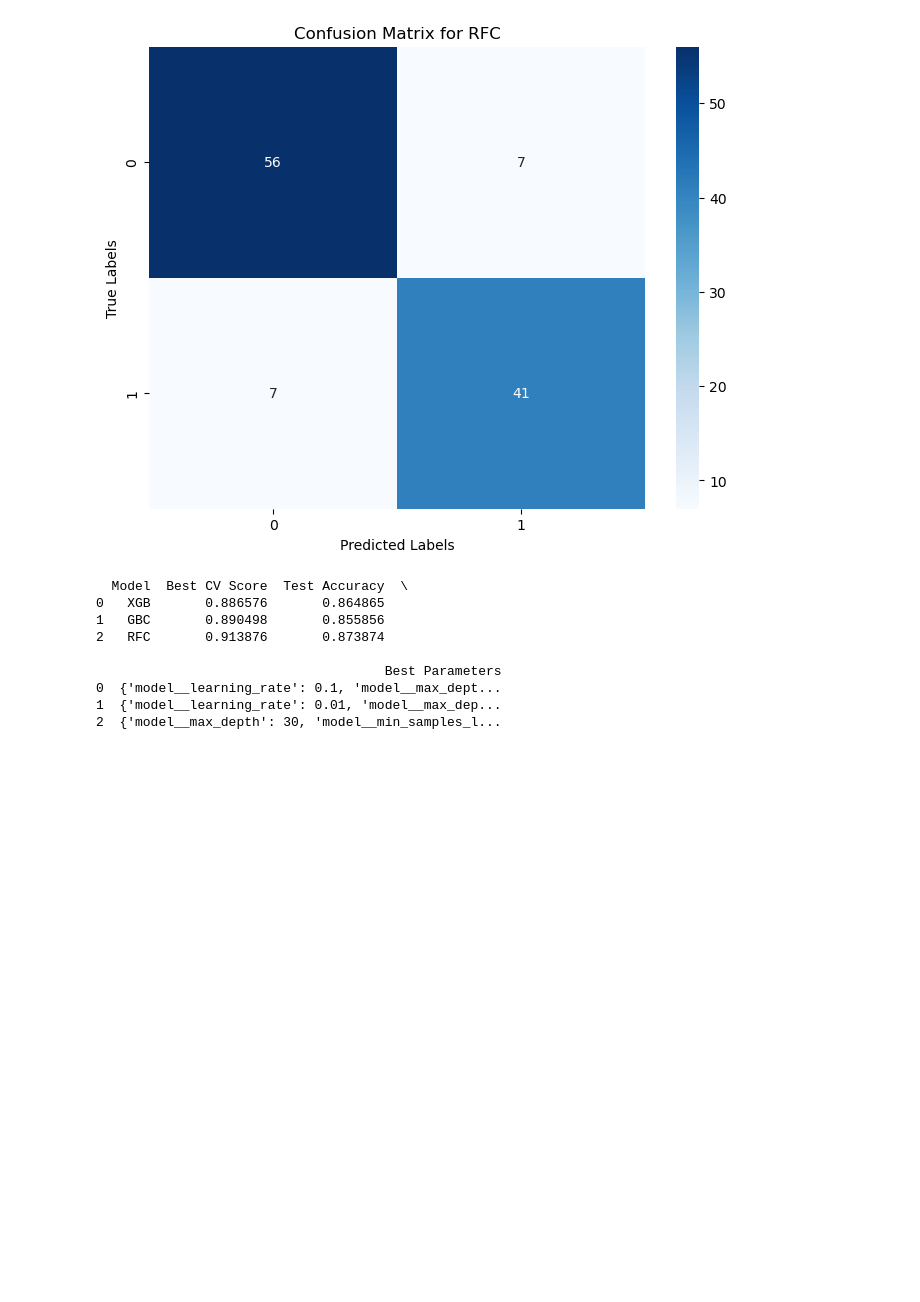
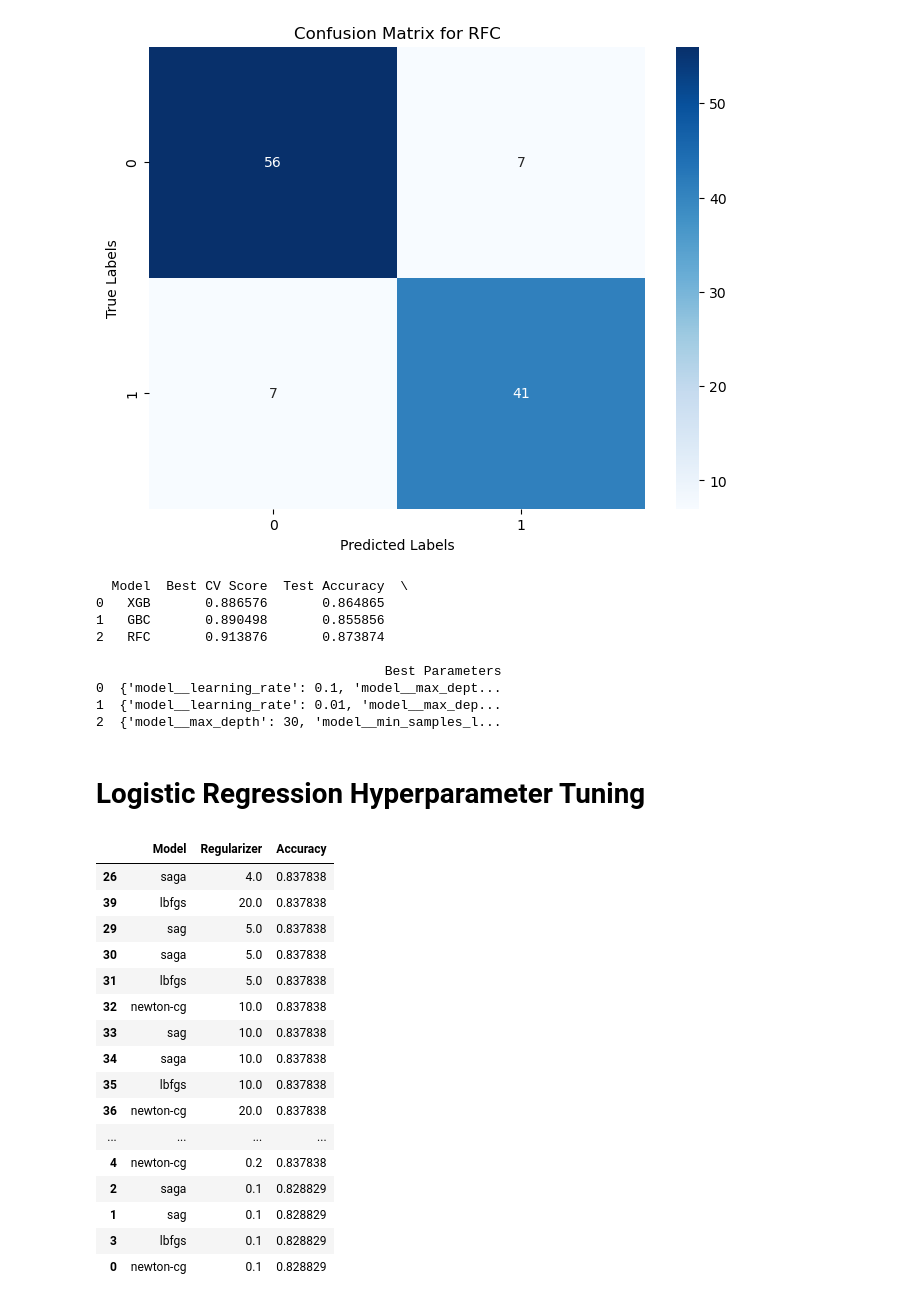
Before and after one commit to MaukanMir/Consumer-Buying-Behavior, a Jupyter notebook: training.ipynb, the cells around one changed output. Drawn from its saved outputs; the diff is of its cells as text; code cells hidden in the pictures; blank space fills up the shorter version.

Commit message:
added new models

```diff
--- a/training.ipynb
+++ b/training.ipynb
@@ -284,6 +284,31 @@ def grid_search_selected_models(param_grid:dict,names:list, models:list, X:pd.Da
 
     model_performance_df = pd.DataFrame(model_performance)
     print(model_performance_df)
+
+def logistic_regression_tune(X,y):
+    X_train, X_test, y_train, y_test = train_test_split(X,y, test_size = 0.3, random_state = 0)
+    model_performance  = []
+    metrics = ['newton-cg', 'sag', 'saga', 'lbfgs']
+    regularizers = [0.1, 0.2, 0.4, 0.5, 1,2,4,5,10,20,50,100,400]
+    for param in regularizers:
+        for metric in metrics:
+            model = LogisticRegression(solver = metric, penalty= 'l2' , C = param , class_weight = 'balanced')
+            pipeline = Pipeline([
+                ('scaler', StandardScaler()),
+                ('power_transformer', PowerTransformer()),
+                ('model', model)
+        ])
+            pipeline.fit(X_train,y_train)
+            y_pred = pipeline.predict(X_test)
+            accuracy = accuracy_score(y_test, y_pred)
+            model_performance.append({
+                "Model":metric,
+                "Regularizer":param,
+                "Accuracy":accuracy
+            })
+
+    model_performance = pd.DataFrame(model_performance)
+    return model_performance.sort_values(by="Accuracy",ascending=False)
 # %% [markdown]
 # EDA Analysis
 # %%
@@ -623,3 +648,25 @@ Test accuracy for RFC: 0.874
 0  {'model__learning_rate': 0.1, 'model__max_dept...
 1  {'model__learning_rate': 0.01, 'model__max_dep...
 2  {'model__max_depth': 30, 'model__min_samples_l...
+# %% [markdown]
+# Logistic Regression Hyperparameter Tuning
+# %%
+logistic_regression_tune(X, y)
+# %% [output]
+|  | Model | Regularizer | Accuracy |
+| 26 | saga | 4.0 | 0.837838 |
+| 39 | lbfgs | 20.0 | 0.837838 |
+| 29 | sag | 5.0 | 0.837838 |
+| 30 | saga | 5.0 | 0.837838 |
+| 31 | lbfgs | 5.0 | 0.837838 |
+| 32 | newton-cg | 10.0 | 0.837838 |
+| 33 | sag | 10.0 | 0.837838 |
+| 34 | saga | 10.0 | 0.837838 |
+| 35 | lbfgs | 10.0 | 0.837838 |
+| 36 | newton-cg | 20.0 | 0.837838 |
+| ... | ... | ... | ... |
+| 4 | newton-cg | 0.2 | 0.837838 |
+| 2 | saga | 0.1 | 0.828829 |
+| 1 | sag | 0.1 | 0.828829 |
+| 3 | lbfgs | 0.1 | 0.828829 |
+| 0 | newton-cg | 0.1 | 0.828829 |
```
